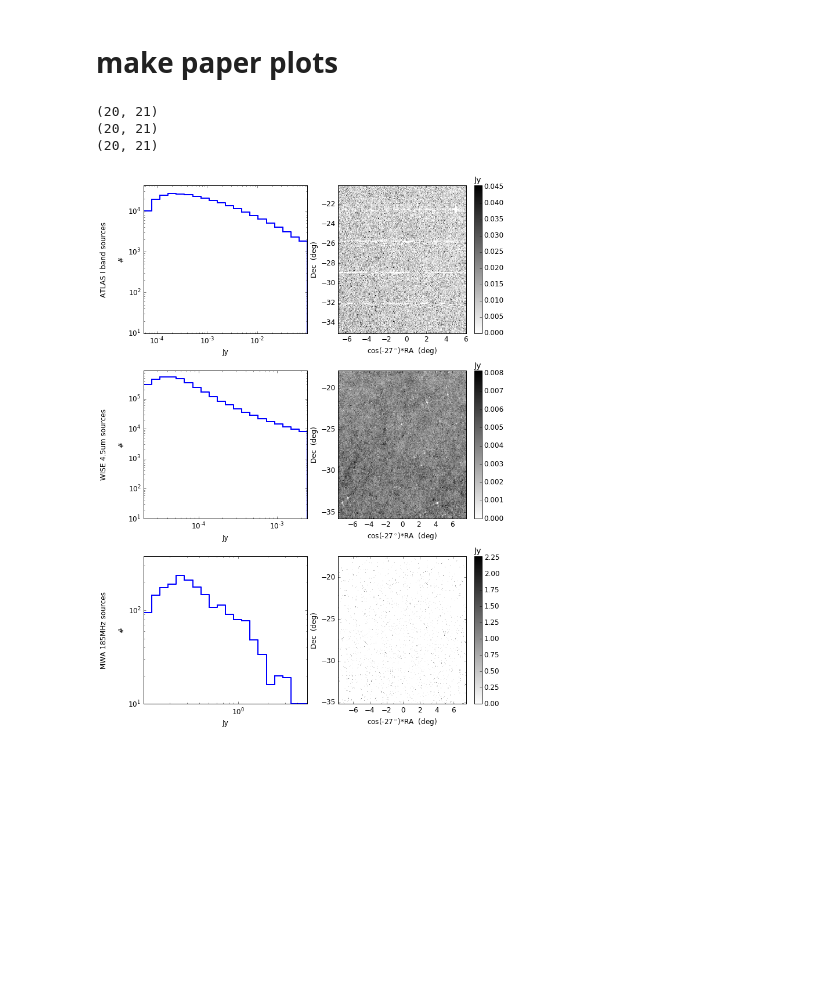
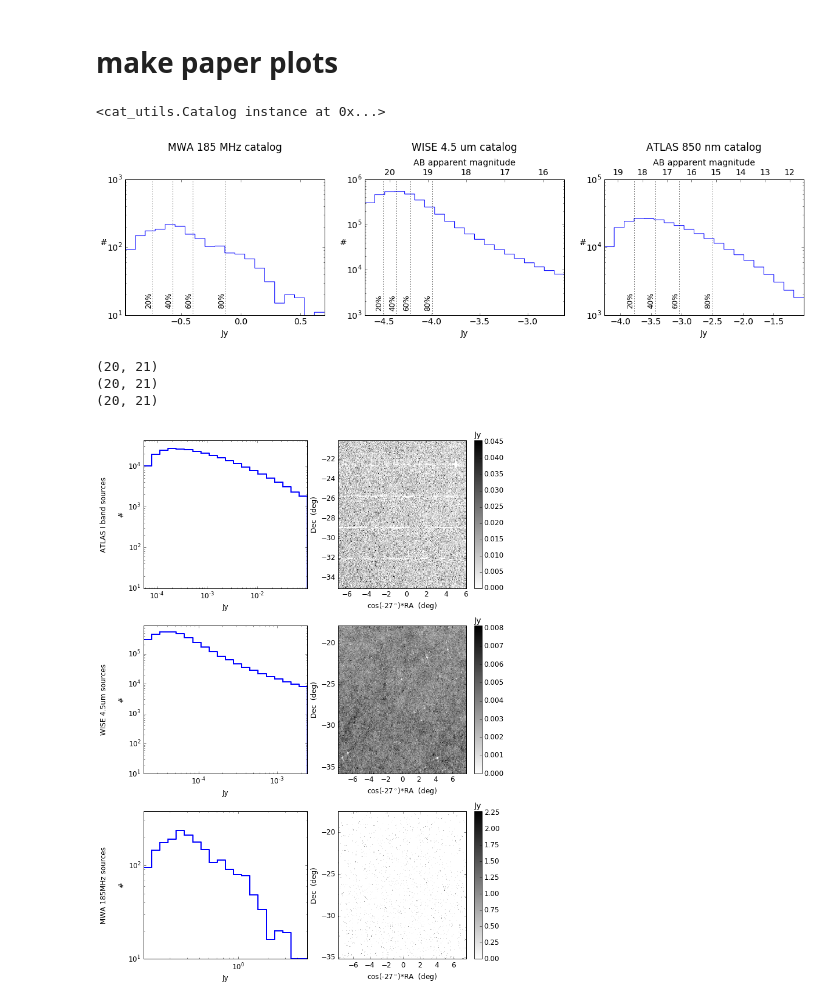
Before and after one commit to abrahamneben/21cmIRxcor, a Jupyter notebook: fg_xcor/mwa_and_ir_catalogs_xcor.ipynb, the cells around one changed output. Saved outputs shown, nothing was run; the diff lists cells and outputs as text; code cells hidden in the pictures; blank space fills up the shorter version.

```diff
--- a/fg_xcor/mwa_and_ir_catalogs_xcor.ipynb
+++ b/fg_xcor/mwa_and_ir_catalogs_xcor.ipynb
@@ -330,7 +355,7 @@ import cPickle as pickle
 #pickle.dump(wisecats, open( "/volumes/abraham/xcor_data/far_ir_catalogs/wisecats.p", "wb" ) )
 wisecats = pickle.load(open( "/Users/abrahamn/Documents/MIT/21cm/21cmIR/ir_catalogs/wisecats.p",'rb'))
 
-mwa_cat_wise = mwa_cat.limit_to_ra_dec_min_max_of_other_cat(wisecats[0])
+mwa_cat_wise = mwa_cat.bound_with_cat(wisecats[0])
 # %%
 nbins = 10
 lmax = 3000
@@ -603,13 +683,13 @@ plt.imshow(ir_img,interpolation='nearest')
 #     np.savez('/volumes/abraham/xcor_data/far_ir_catalogs/ATLAS_mwa57639_whole_field'+\
 #              '_jypercentilecut='+str(jy_percentile_cuts[j][0])+'_'+str(jy_percentile_cuts[j][1])+'.npz',ir_img)
 # %%
-# try patti's cat
-from astropy.io import fits
-hdulist = fits.open('/Users/abrahamn/Documents/MIT/21cm/21cmIR/ir_catalogs/carroll16/KGS.fits')
-g = hdulist[1].data['R_class'] <= 6
-carroll16cat = cat_utils.Catalog(hdulist[1].data['RAJ2000'][g],\
-                                 hdulist[1].data['DECJ2000'][g],\
-                                 hdulist[1].data['S_182'][g],\
-                                 hdulist[1].data['e_RAJ2000'][g],\
-                                 hdulist[1].data['e_DECJ2000'][g])
+# # try patti's cat
+# from astropy.io import fits
+# hdulist = fits.open('/Users/abrahamn/Documents/MIT/21cm/21cmIR/ir_catalogs/carroll16/KGS.fits')
+# g = hdulist[1].data['R_class'] <= 6
+# carroll16cat = cat_utils.Catalog(hdulist[1].data['RAJ2000'][g],\
+#                                  hdulist[1].data['DECJ2000'][g],\
+#                                  hdulist[1].data['S_182'][g],\
+#                                  hdulist[1].data['e_RAJ2000'][g],\
+#                                  hdulist[1].data['e_DECJ2000'][g])
 # %%
@@ -781,6 +812,51 @@ def make_wise_img_fname(bandi,jypercentilecut):
     return '/Users/abrahamn/Documents/MIT/21cm/21cmIR/ir_catalogs/w'+str(bandi+1)+'_jypercentilecut='+str(jypercentilecut[0])+'_'+str(jypercentilecut[1])+'.npz'
 def make_secatwholefield_img_fname(jypercentilecut):
     return '/Users/abrahamn/Documents/MIT/21cm/21cmIR/ir_catalogs/ATLAS_mwa57639_whole_field_jypercentilecut='+str(jypercentilecut[0])+'_'+str(jypercentilecut[1])+'.npz'
+# %%
+mwa_cat_wise
+# %% [output]
+<cat_utils.Catalog instance at 0x...>
+# %%
+cats = [mwa_cat_wise,wisecats[1],secat_fov]
+
+plt.figure(figsize=(20,4))
+matplotlib.rcParams.update({'font.size': 14})
+
+titles = ['MWA 185 MHz catalog','WISE 4.5 um catalog','ATLAS 850 nm catalog']
+ylimits = [[10,1.e3],[1.e3,1.e6],[1.e3,1.e5]]
+for cati in range(3):
+    ax1 = plt.subplot(1,3,cati+1)
+    jy1percentile,jy99percentile = np.percentile(cats[cati].jy,1),np.percentile(cats[cati].jy,99)
+    plt.hist(np.log10(cats[cati].jy[(cats[cati].jy>jy1percentile)&(cats[cati].jy<jy99percentile)]),20,histtype='step')
+
+    percentiles = [20,40,60,80]
+    for i in range(len(percentiles)):
+        jylog = np.log10(np.percentile(cats[cati].jy,percentiles[i]))
+        plt.text(jylog,1.25*ylimits[cati][0],str(percentiles[i])+'%', rotation=90,fontsize=12,\
+                 horizontalalignment='right',verticalalignment='bottom')
+        plt.semilogy([jylog,jylog],[1,1.e7],'k:')
+
+    plt.gca().set_xticks(np.arange(-10,10)*.5)
+    plt.xlim([np.log10(jy1percentile),np.log10(jy99percentile)])
+    plt.ylim(ylimits[cati])
+    plt.xlabel('Jy')
+    plt.ylabel('#',rotation=0)
+
+    if cati>0:
+        magticks = np.arange(10,25,1)
+        jys_for_magticks = 3631.*10.**(-magticks/2.5)
+        g = (jys_for_magticks>jy1percentile)&(jys_for_magticks<jy99percentile)
+
+        ax2 = ax1.twiny()
+        ax2.set_xlim(ax1.get_xlim())
+        ax2.set_xticks(np.log10(jys_for_magticks[g]))
+        ax2.set_xticklabels(magticks[g])
+        ax2.set_xlabel("AB apparent magnitude")
+    plt.title(titles[cati]+'\n\n')
+
+plt.savefig('catalog_histograms.pdf',bbox_inches='tight')
+# %% [output]
+[figure, added]
 # %%
 matplotlib.rcParams.update({'font.size': 12})
 
```
Also changed, not shown: parts of 25 cells of this notebook, 4 other files.
